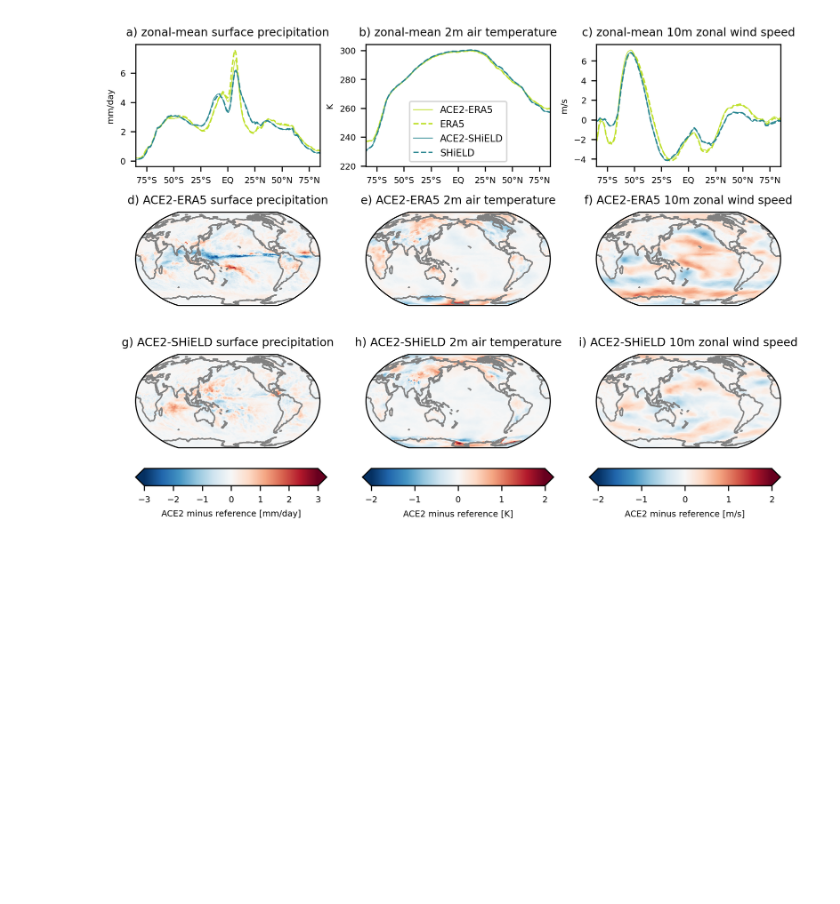
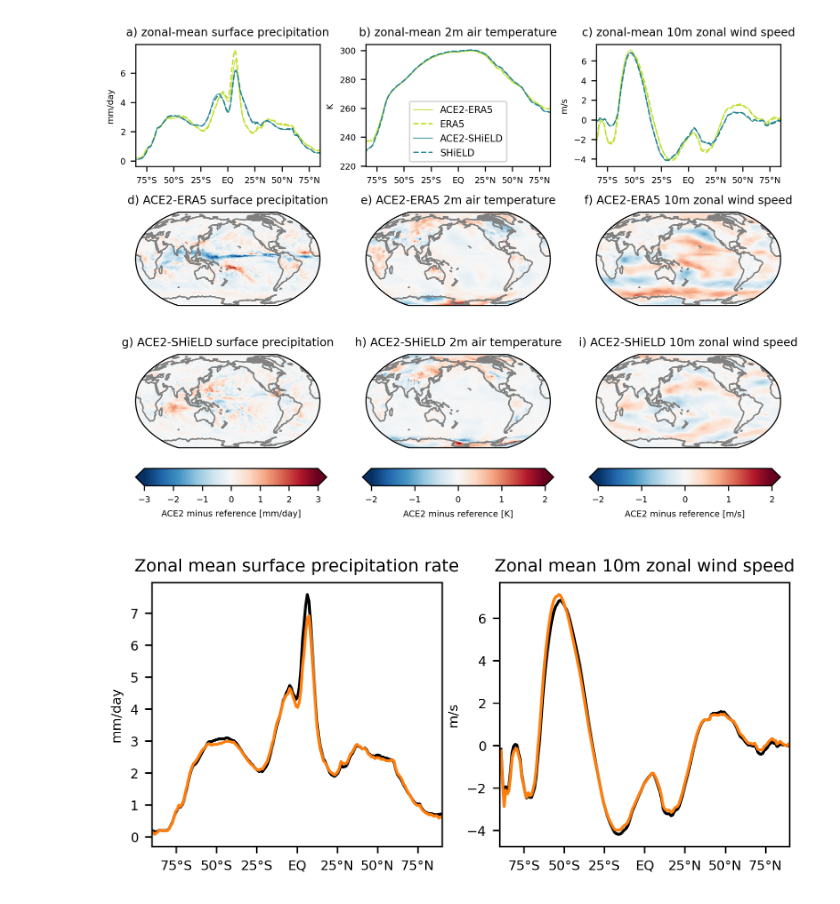
Before and after one commit to ai2cm/ace2-paper, a Jupyter notebook: notebooks/climate_skill_1deg_zonal_time_mean.ipynb, the cells around one changed output. Cells and saved outputs as stored; diff of their text form; code cells hidden in the pictures; blank space fills up the shorter version.

```diff
--- a/notebooks/climate_skill_1deg_zonal_time_mean.ipynb
+++ b/notebooks/climate_skill_1deg_zonal_time_mean.ipynb
@@ -14,6 +14,7 @@ from cartopy import crs as ccrs
 
 from utils import get_beaker_dataset_variables, savefig, get_color_scheme, FONTSIZE, DPI
 from constants import INFERENCE_COMPARISON_1DEG, WANDB_ENTITY, SECONDS_PER_DAY, WANDB_PROJECT
+FONTSIZE += 1
 # %%
 EvalVar = namedtuple("EvalVar", ("name", "long_name", "units", "conversion_factor", "error_scale"))
 # %%
@@ -141,3 +141,25 @@ for ivar, var in enumerate(EVAL_VARS):
 savefig(fig, 'climate_skill_1deg_zonal_time_mean.png')
 # %% [output]
 [figure]
+# %%
+fig, axes = plt.subplots(1, 2, figsize=(6, 2.5))
+units = ['mm/day', 'm/s']
+long_names = ['surface precipitation rate', '10m zonal wind speed']
+for i, var_name in enumerate(['PRATEsfc', 'UGRD10m']):
+    zonal_mean_ic0[f'target_map-{var_name}'].sel(duration='10yr', source='ACE2-ERA5').plot(
+        ax=axes[i], color='k', label='ERA5'
+    )
+    zonal_mean_ic0[f'gen_map-{var_name}'].sel(duration='10yr', source='ACE2-ERA5').plot(
+        ax=axes[i], color='tab:orange', label='ACE2-ERA5'
+    )
+    axes[i].set_title('Zonal mean ' + long_names[i])
+    axes[i].set_ylabel(units[i])
+    axes[i].set_xticks(range(-75, 80, 25), ['75°S', '50°S', '25°S', 'EQ', '25°N', '50°N', '75°N'])
+    #axes[i].set_yticks(axes[i].get_yticks(), fontsize=8)
+    axes[i].set_xlim([-90, 90])
+    axes[i].set_xlabel("")
+    axes[i].set_facecolor('white')
+fig.patch.set_alpha(0.0)
+fig.savefig('climate_skill_1deg_zonal_time_mean_for_AGU.png', dpi=300, bbox_inches='tight')
+# %% [output]
+[figure, added]
```
Also changed, not shown: parts of 1 cell of this notebook, 11 other files.
